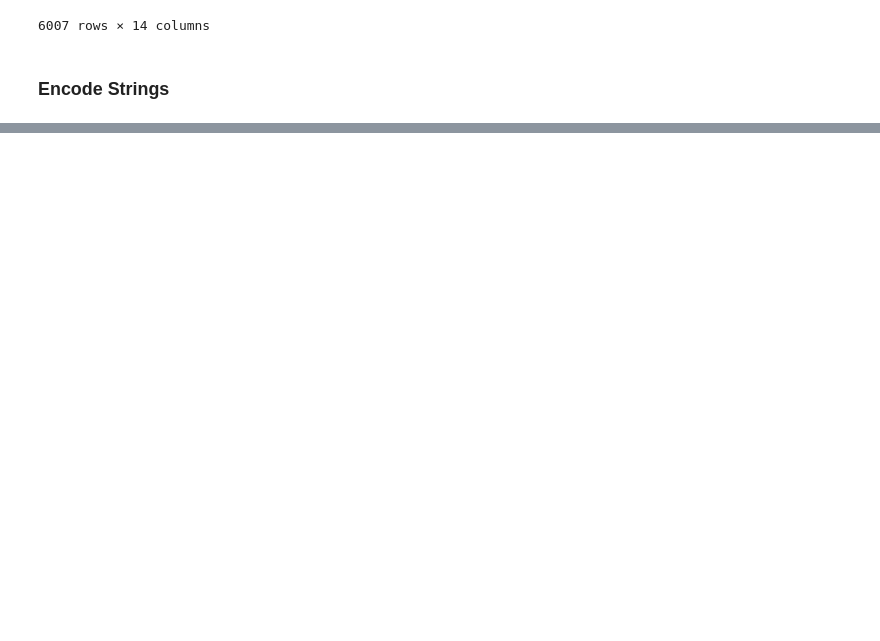
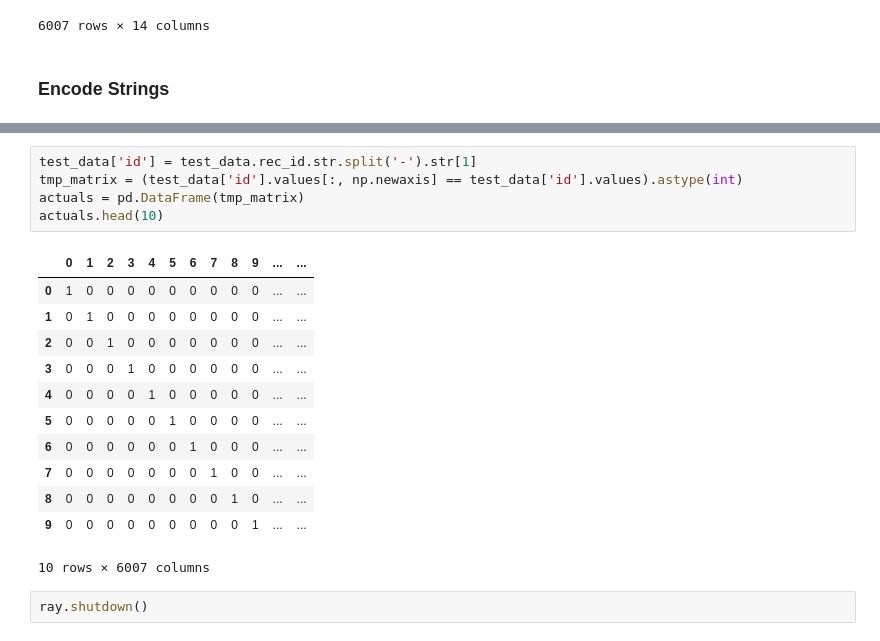
Before and after one commit to jxp9pd/islp, a Jupyter notebook: open_empi/record_embedding.ipynb, the cells around one changed output, grey strips where cells are left out. Drawn from its saved outputs; the diff is of its cells as text; blank space fills up the shorter version.

```diff
--- a/open_empi/record_embedding.ipynb
+++ b/open_empi/record_embedding.ipynb
@@ -127,0 +112,20 @@ embeddings
+# %%
+test_data['id'] = test_data.rec_id.str.split('-').str[1]
+tmp_matrix = (test_data['id'].values[:, np.newaxis] == test_data['id'].values).astype(int)
+actuals = pd.DataFrame(tmp_matrix)
+actuals.head(10)
+# %% [output]
+|  | 0 | 1 | 2 | 3 | 4 | 5 | 6 | 7 | 8 | 9 | ... | ... |
+| 0 | 1 | 0 | 0 | 0 | 0 | 0 | 0 | 0 | 0 | 0 | ... | ... |
+| 1 | 0 | 1 | 0 | 0 | 0 | 0 | 0 | 0 | 0 | 0 | ... | ... |
+| 2 | 0 | 0 | 1 | 0 | 0 | 0 | 0 | 0 | 0 | 0 | ... | ... |
+| 3 | 0 | 0 | 0 | 1 | 0 | 0 | 0 | 0 | 0 | 0 | ... | ... |
+| 4 | 0 | 0 | 0 | 0 | 1 | 0 | 0 | 0 | 0 | 0 | ... | ... |
+| 5 | 0 | 0 | 0 | 0 | 0 | 1 | 0 | 0 | 0 | 0 | ... | ... |
+| 6 | 0 | 0 | 0 | 0 | 0 | 0 | 1 | 0 | 0 | 0 | ... | ... |
+| 7 | 0 | 0 | 0 | 0 | 0 | 0 | 0 | 1 | 0 | 0 | ... | ... |
+| 8 | 0 | 0 | 0 | 0 | 0 | 0 | 0 | 0 | 1 | 0 | ... | ... |
+| 9 | 0 | 0 | 0 | 0 | 0 | 0 | 0 | 0 | 0 | 1 | ... | ... |
+10 rows × 6007 columns
+# %%
+ray.shutdown()
```
Also changed, not shown: parts of 12 cells of this notebook, 1 other file.
